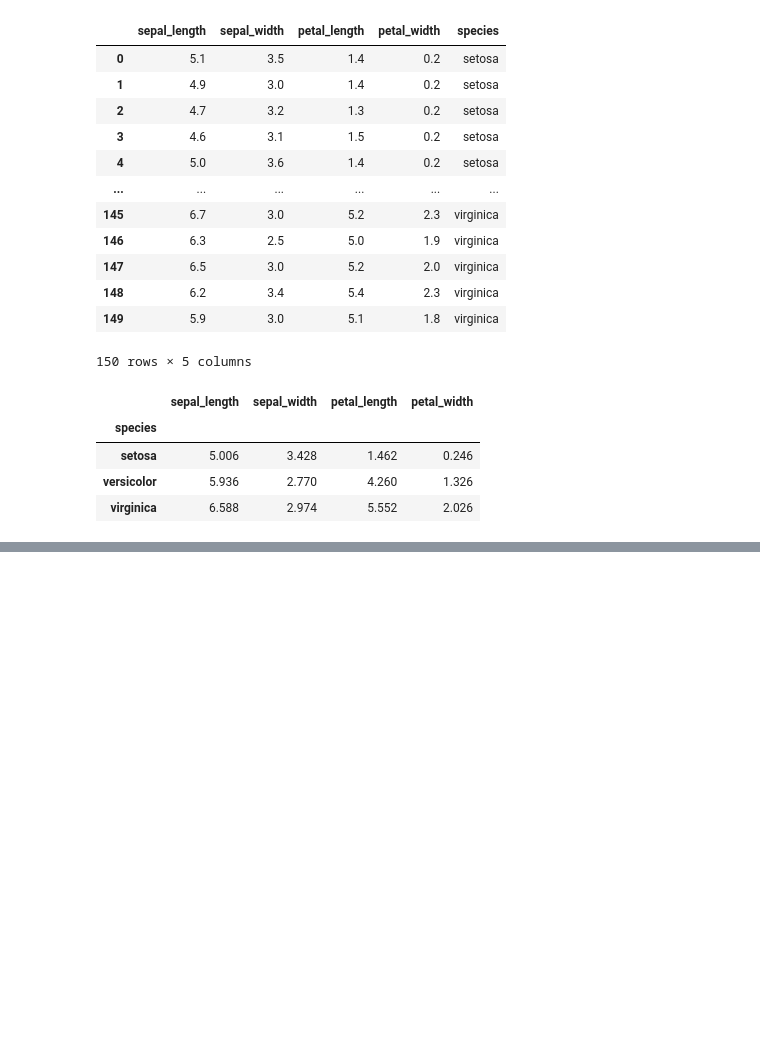
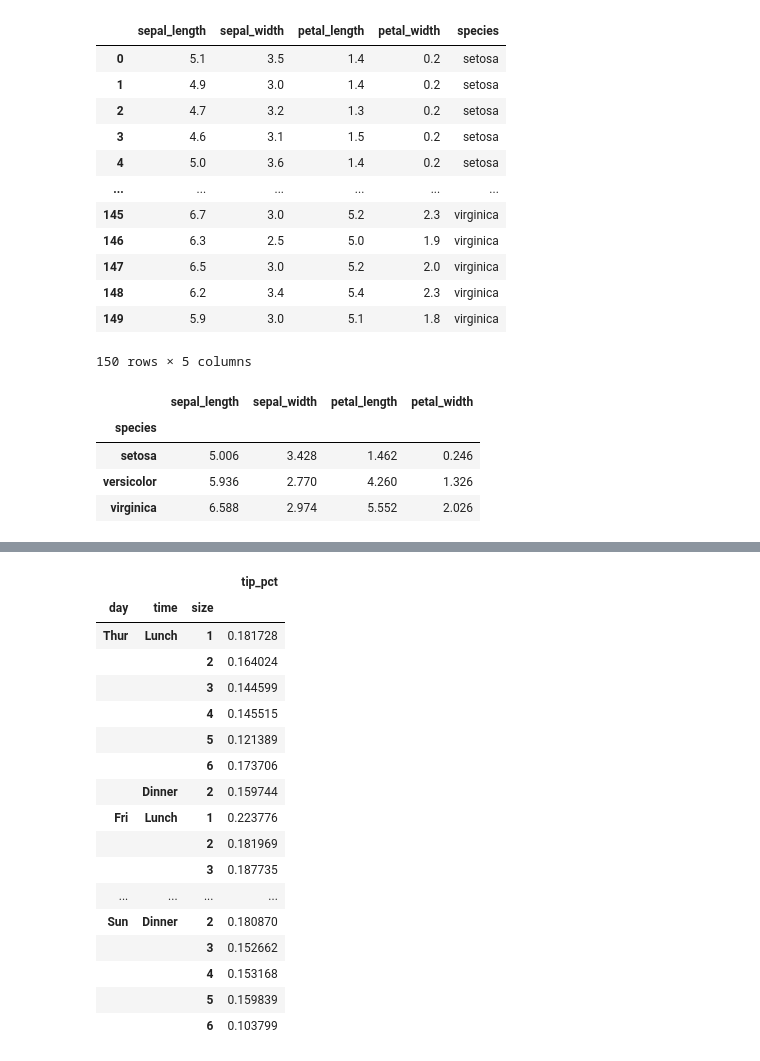
Before and after one commit to YeongilK/Data-Analysis-2020, a Jupyter notebook: 03_Pandas/08_피봇,그룹.ipynb, the cells around one changed output, grey strips where cells are left out. Cells and saved outputs as stored; diff of their text form; code cells hidden in the pictures; blank space fills up the shorter version.

```diff
--- a/03_Pandas/08_피봇,그룹.ipynb
+++ b/03_Pandas/08_피봇,그룹.ipynb
@@ -242,0 +450,21 @@ iris.groupby(iris.species).mean()
+# %%
+tips.pivot_table("tip_pct", ["day", "time", "size"])
+# %% [output]
+|  |  |  | tip_pct |
+| day | time | size |  |
+| Thur | Lunch | 1 | 0.181728 |
+|  |  | 2 | 0.164024 |
+|  |  | 3 | 0.144599 |
+|  |  | 4 | 0.145515 |
+|  |  | 5 | 0.121389 |
+|  |  | 6 | 0.173706 |
+|  | Dinner | 2 | 0.159744 |
+| Fri | Lunch | 1 | 0.223776 |
+|  |  | 2 | 0.181969 |
+|  |  | 3 | 0.187735 |
+| ... | ... | ... | ... |
+| Sun | Dinner | 2 | 0.180870 |
+|  |  | 3 | 0.152662 |
+|  |  | 4 | 0.153168 |
+|  |  | 5 | 0.159839 |
+|  |  | 6 | 0.103799 |
```
Also changed, not shown: parts of 32 cells of this notebook.
